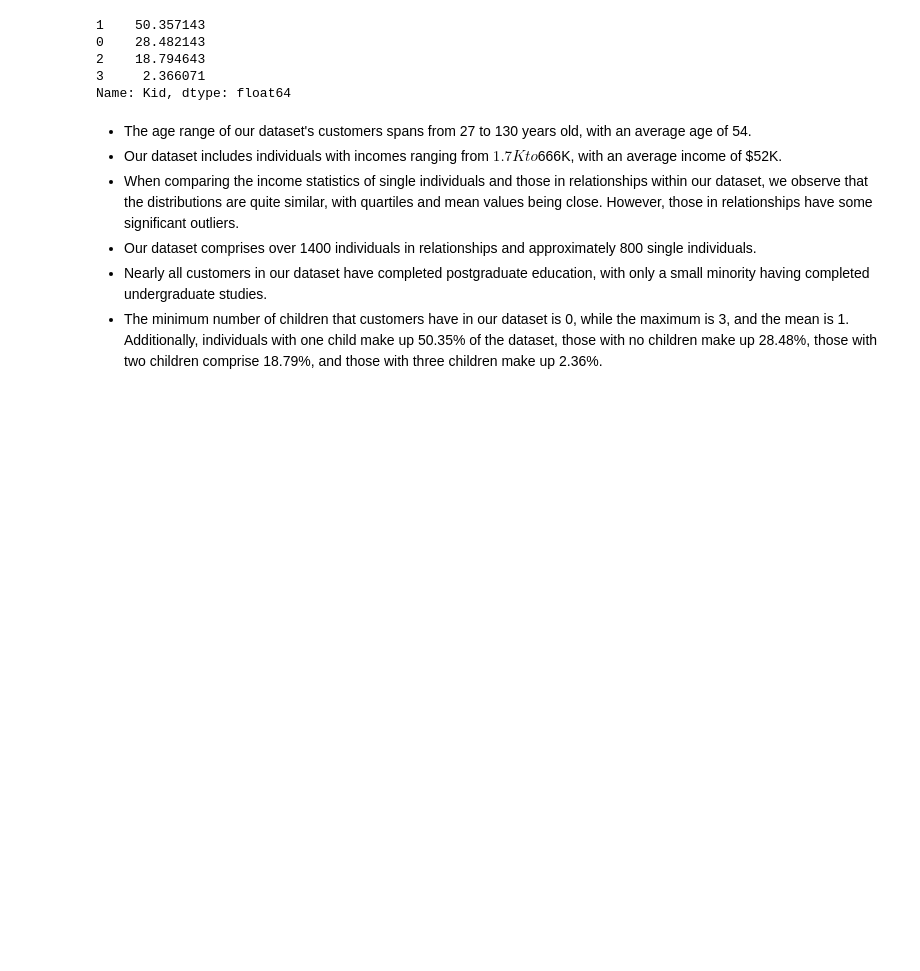
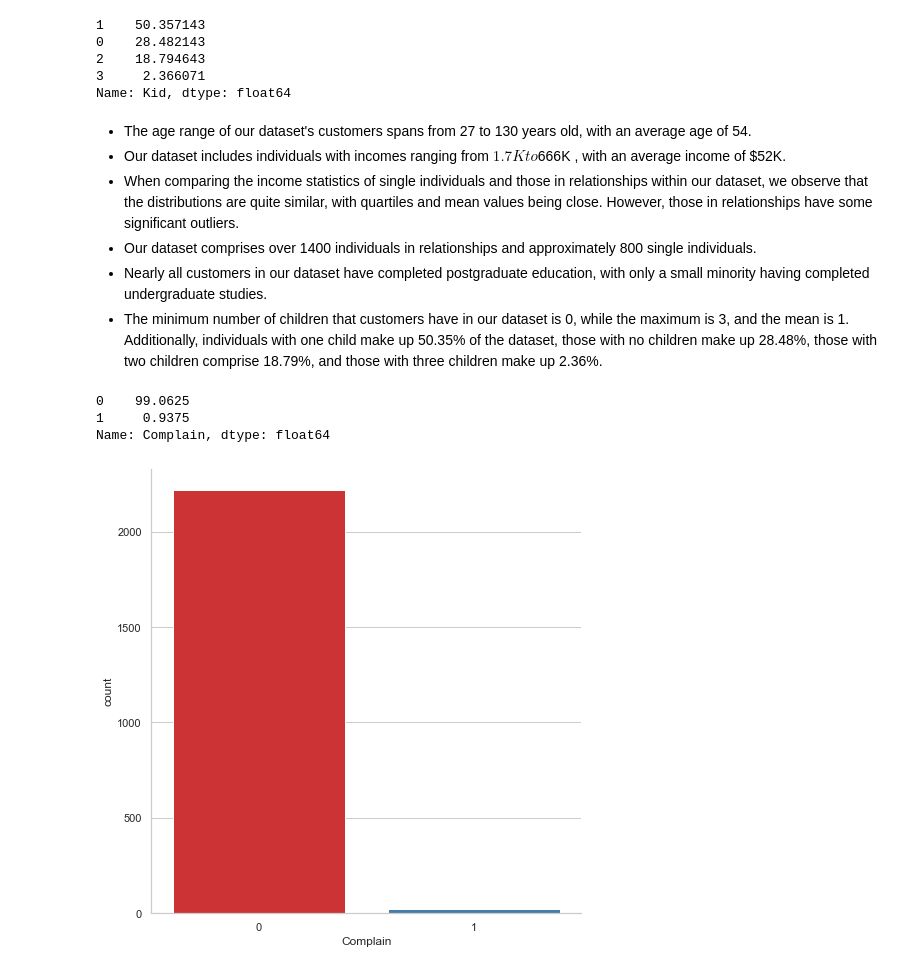
Before and after one commit to utkuozbudak/customer_personality_analysis, a Jupyter notebook: customer_analysis.ipynb, the cells around one changed output. Drawn from its saved outputs; the diff is of its cells as text; code cells hidden in the pictures; blank space fills up the shorter version.

Commit message:
customers who have complaint analyzed

```diff
--- a/customer_analysis.ipynb
+++ b/customer_analysis.ipynb
@@ -249,8 +249,18 @@ data['Kid'].value_counts(normalize=True) * 100
 Name: Kid, dtype: float64
 # %% [markdown]
 - The age range of our dataset's customers spans from 27 to 130 years old, with an average age of 54.
-- Our dataset includes individuals with incomes ranging from $1.7K to $666K, with an average income of $52K.
+- Our dataset includes individuals with incomes ranging from $1.7K to $666K , with an average income of $52K.
 - When comparing the income statistics of single individuals and those in relationships within our dataset, we observe that the distributions are quite similar, with quartiles and mean values being close. However, those in relationships have some significant outliers.
 - Our dataset comprises over 1400 individuals in relationships and approximately 800 single individuals.
 - Nearly all customers in our dataset have completed postgraduate education, with only a small minority having completed undergraduate studies.
 - The minimum number of children that customers have in our dataset is 0, while the maximum is 3, and the mean is 1. Additionally, individuals with one child make up 50.35% of the dataset, those with no children make up 28.48%, those with two children comprise 18.79%, and those with three children make up 2.36%.
+# %%
+# Let's continue with analyzing complains
+sns.catplot(x="Complain", kind="count",data=data, height=7, aspect=1, palette="Set1")
+# Percentage of complains
+data['Complain'].value_counts(normalize=True) * 100
+# %% [output]
+0    99.0625
+1     0.9375
+Name: Complain, dtype: float64
+[figure, added]
```
Also changed, not shown: parts of 9 cells of this notebook.
